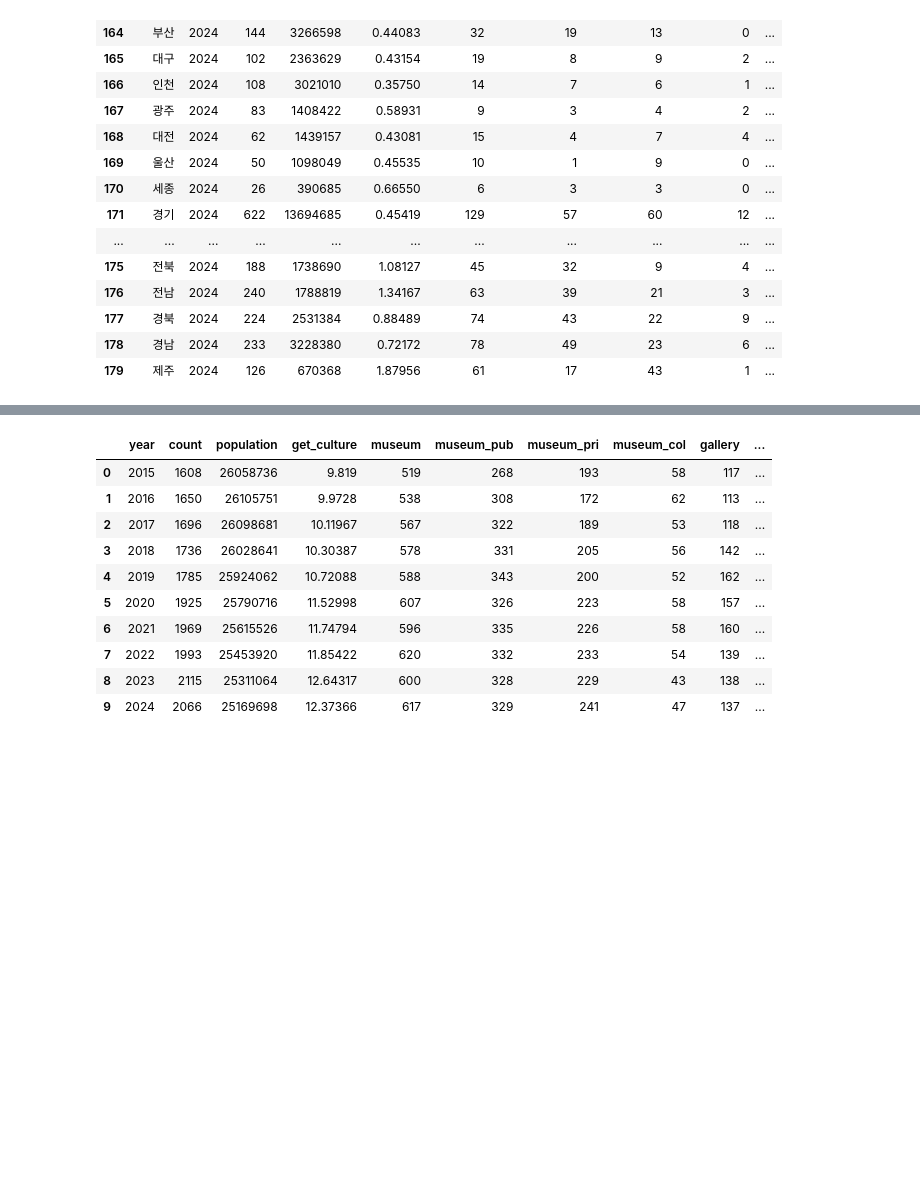
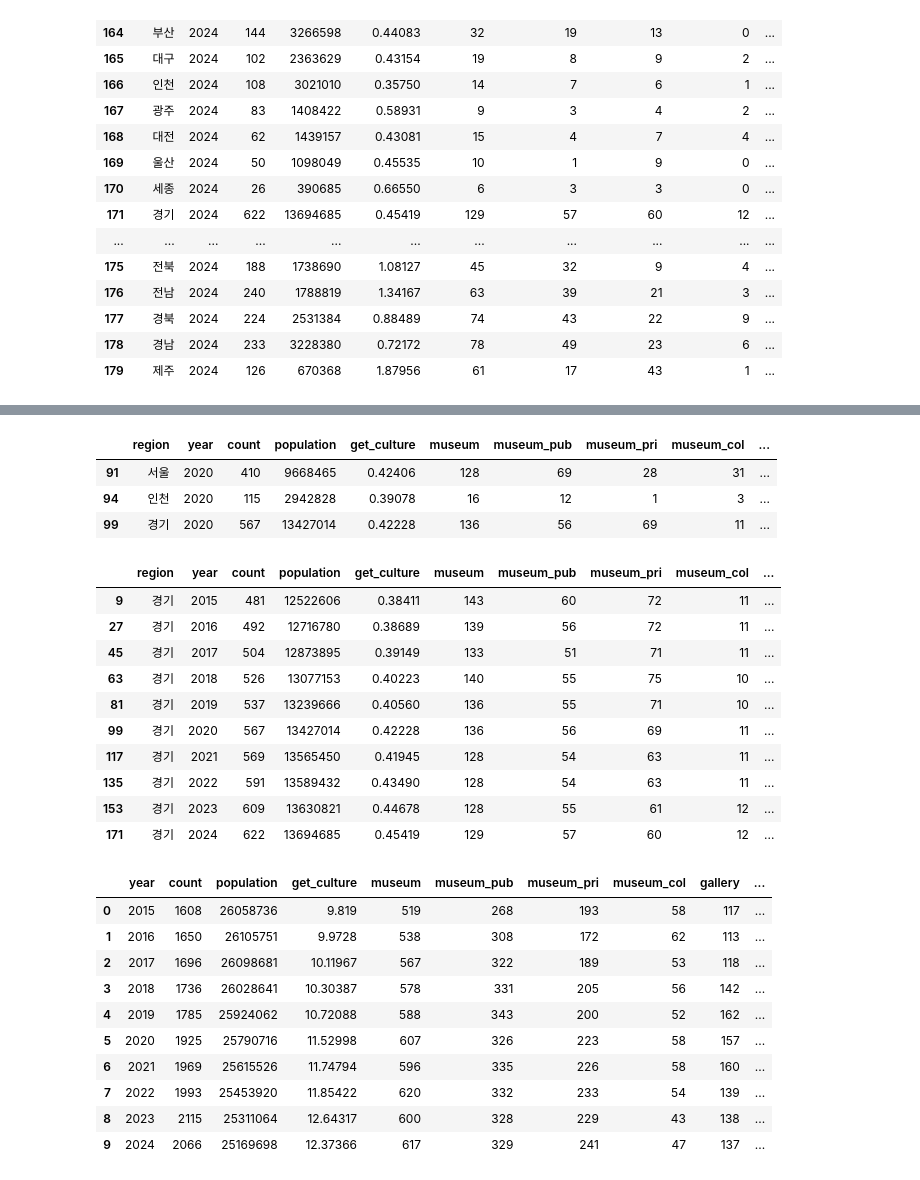
Before and after one commit to matdongsan5/Project, a Jupyter notebook: Numpy_이정욱/check2.ipynb, the cells around one changed output, grey strips where cells are left out. Cells and saved outputs as stored; diff of their text form; code cells hidden in the pictures; blank space fills up the shorter version.

```diff
--- a/Numpy_이정욱/check2.ipynb
+++ b/Numpy_이정욱/check2.ipynb
@@ -127,3 +127,24 @@ sudoDF.head()
+# %%
+facDF.loc[(((facDF['region']=='서울') | (facDF['region']=='인천') | (facDF['region']=='경기')) & (facDF['year']==2020)), :]
+# %% [output]
+|  | region | year | count | population | get_culture | museum | museum_pub | museum_pri | museum_col | ... |
+| 91 | 서울 | 2020 | 410 | 9668465 | 0.42406 | 128 | 69 | 28 | 31 | ... |
+| 94 | 인천 | 2020 | 115 | 2942828 | 0.39078 | 16 | 12 | 1 | 3 | ... |
+| 99 | 경기 | 2020 | 567 | 13427014 | 0.42228 | 136 | 56 | 69 | 11 | ... |
+# %%
+facDF.loc[(facDF['region']=='경기'),:]
+# %% [output]
+|  | region | year | count | population | get_culture | museum | museum_pub | museum_pri | museum_col | ... |
+| 9 | 경기 | 2015 | 481 | 12522606 | 0.38411 | 143 | 60 | 72 | 11 | ... |
+| 27 | 경기 | 2016 | 492 | 12716780 | 0.38689 | 139 | 56 | 72 | 11 | ... |
+| 45 | 경기 | 2017 | 504 | 12873895 | 0.39149 | 133 | 51 | 71 | 11 | ... |
+| 63 | 경기 | 2018 | 526 | 13077153 | 0.40223 | 140 | 55 | 75 | 10 | ... |
+| 81 | 경기 | 2019 | 537 | 13239666 | 0.40560 | 136 | 55 | 71 | 10 | ... |
+| 99 | 경기 | 2020 | 567 | 13427014 | 0.42228 | 136 | 56 | 69 | 11 | ... |
+| 117 | 경기 | 2021 | 569 | 13565450 | 0.41945 | 128 | 54 | 63 | 11 | ... |
+| 135 | 경기 | 2022 | 591 | 13589432 | 0.43490 | 128 | 54 | 63 | 11 | ... |
+| 153 | 경기 | 2023 | 609 | 13630821 | 0.44678 | 128 | 55 | 61 | 12 | ... |
+| 171 | 경기 | 2024 | 622 | 13694685 | 0.45419 | 129 | 57 | 60 | 12 | ... |
 # %%
 bsudoDF = pd.DataFrame()
 for i in years:
```
Also changed, not shown: parts of 9 cells of this notebook, 6 other files.
